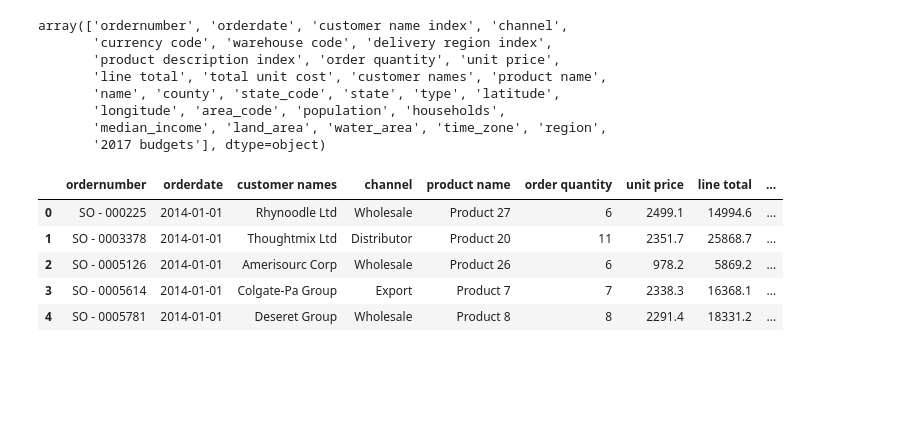
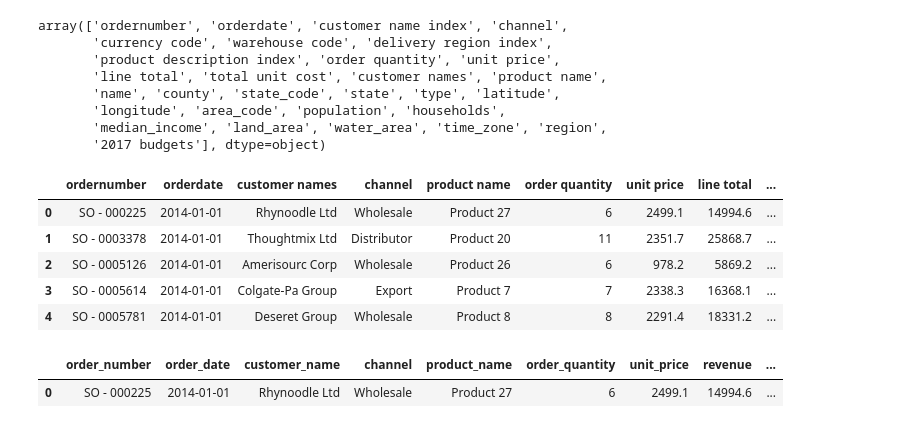
Before and after one commit to akhileshdesai-022/Regional-Sales-Analysis, a Jupyter notebook: Regional Sales Analysis.ipynb, the cells around one changed output. Saved outputs shown, nothing was run; the diff lists cells and outputs as text; code cells hidden in the pictures; blank space fills up the shorter version.

```diff
--- a/Regional Sales Analysis.ipynb
+++ b/Regional Sales Analysis.ipynb
@@ -343,3 +343,24 @@ df.head(5)
 | 2 | SO - 0005126 | 2014-01-01 | Amerisourc Corp | Wholesale | Product 26 | 6 | 978.2 | 5869.2 | ... |
 | 3 | SO - 0005614 | 2014-01-01 | Colgate-Pa Group | Export | Product 7 | 7 | 2338.3 | 16368.1 | ... |
 | 4 | SO - 0005781 | 2014-01-01 | Deseret Group | Wholesale | Product 8 | 8 | 2291.4 | 18331.2 | ... |
+# %%
+df = df.rename(columns={
+    'ordernumber' : 'order_number',
+    'orderdate' : 'order_date',
+    'customer names' : 'customer_name',
+    'product name' : 'product_name',
+    'order quantity' : 'order_quantity',
+    'unit price' : 'unit_price',
+    'line total' : 'revenue',
+    'total unit cost' : 'cost',
+    'state_code' : 'state',
+    'state' : 'state_name',
+    'latitude' : 'lat',
+    'longitude' : 'lon',
+    '2017 budgets' : 'budget'
+})
+
+df.head(1)
+# %% [output]
+|  | order_number | order_date | customer_name | channel | product_name | order_quantity | unit_price | revenue | ... |
+| 0 | SO - 000225 | 2014-01-01 | Rhynoodle Ltd | Wholesale | Product 27 | 6 | 2499.1 | 14994.6 | ... |
```
Also changed, not shown: parts of 6 cells of this notebook, 1 other file.
